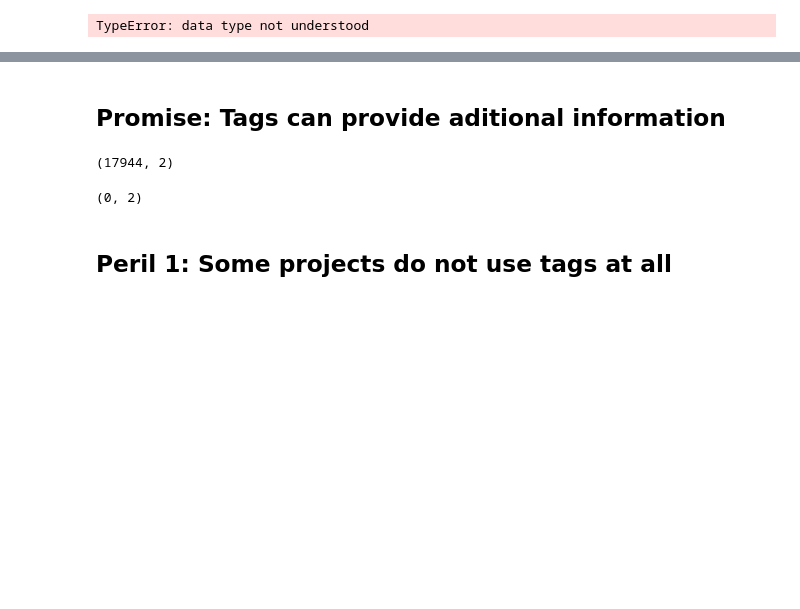
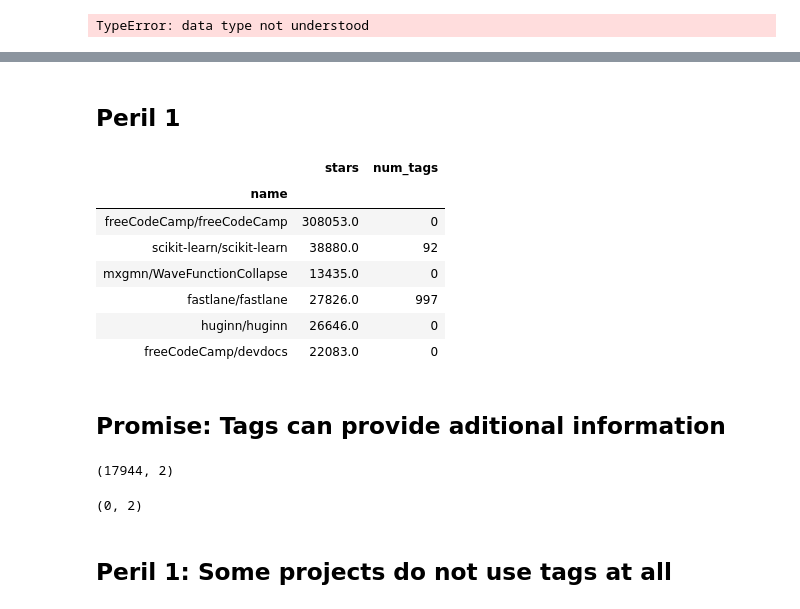
Before and after one commit to gems-uff/release-mining, a Jupyter notebook: experiment.ipynb, the cells around one changed output, grey strips where cells are left out. Cells and saved outputs as stored; diff of their text form; code cells hidden in the pictures; blank space fills up the shorter version.

```diff
--- a/experiment.ipynb
+++ b/experiment.ipynb
@@ -70,15 +116,19 @@ params = {
 # %%
 count = 1
+projects["data"] = None
 for name, project in projects[(projects.data.isnull())].iterrows():
     print(f"{datetime.datetime.now()} - {count:3} - Processing {name}")
     project_group, project_name = name.split("/")
     path = os.path.join(repo_path, project_group, f"{project_name}.git")
     projects.loc[name, "path"] = path
 
-    params = {
+    mine_params = {
         "track_base_release": False
     }
-    miner = releasy_miner.Miner(name=name,vcs=releasy_git.GitVcs(path), **params)
+    if name in release_mine_params:
+        mine_params.update(release_mine_params[name])
+
+    miner = releasy_miner.Miner(name=name,vcs=releasy_git.GitVcs(path), **mine_params)
     project = miner.mine_commits()
     projects.loc[name, "data"] = project
     count += 1
@@ -231,0 +264,19 @@ projects[projects["num_releases"] > 0].shape[0] / projects.shape[0]
+# %%
+bins = np.concatenate((np.arange(-0.1,0.9,0.1), np.arange(0.9,1.01,0.01)), axis=None)
+bins = np.concatenate((np.arange(-0.1,1,0.1), 0.99, 1), axis=None)
+#bins = np.concatenate((np.arange(-0.1,1.1,0.1)), axis=None)
+projects["per_releases_bucket"] = pd.cut(projects["per_releases"],bins=bins)
+hist = projects.groupby("per_releases_bucket")["per_releases"].count()
+print(hist)
+
+fig, ax = plt.subplots()
+
+hist.plot(kind="bar", ax=ax)
+ax.minorticks_on()
+ax.grid(True, which="major")
+#ax.grid(True, which="minor")
+
+ax.set_axisbelow(True)
+
+fig.tight_layout()
+fig.savefig("figs/hist_per_releases.png")
@@ -272,3 +323,16 @@ Name: per_releases, dtype: int64
+# %% [markdown]
+## Peril 1
+# %%
+projects[projects["num_releases"] == 0][["stars","num_tags"]]
+# %% [output]
+|  | stars | num_tags |
+| name |  |  |
+| freeCodeCamp/freeCodeCamp | 308053.0 | 0 |
+| scikit-learn/scikit-learn | 38880.0 | 92 |
+| mxgmn/WaveFunctionCollapse | 13435.0 | 0 |
+| fastlane/fastlane | 27826.0 | 997 |
+| huginn/huginn | 26646.0 | 0 |
+| freeCodeCamp/devdocs | 22083.0 | 0 |
 # %% [markdown]
 ## Promise: Tags can provide aditional information
 # %%
```
Also changed, not shown: parts of 12 cells of this notebook, 2 other files.
